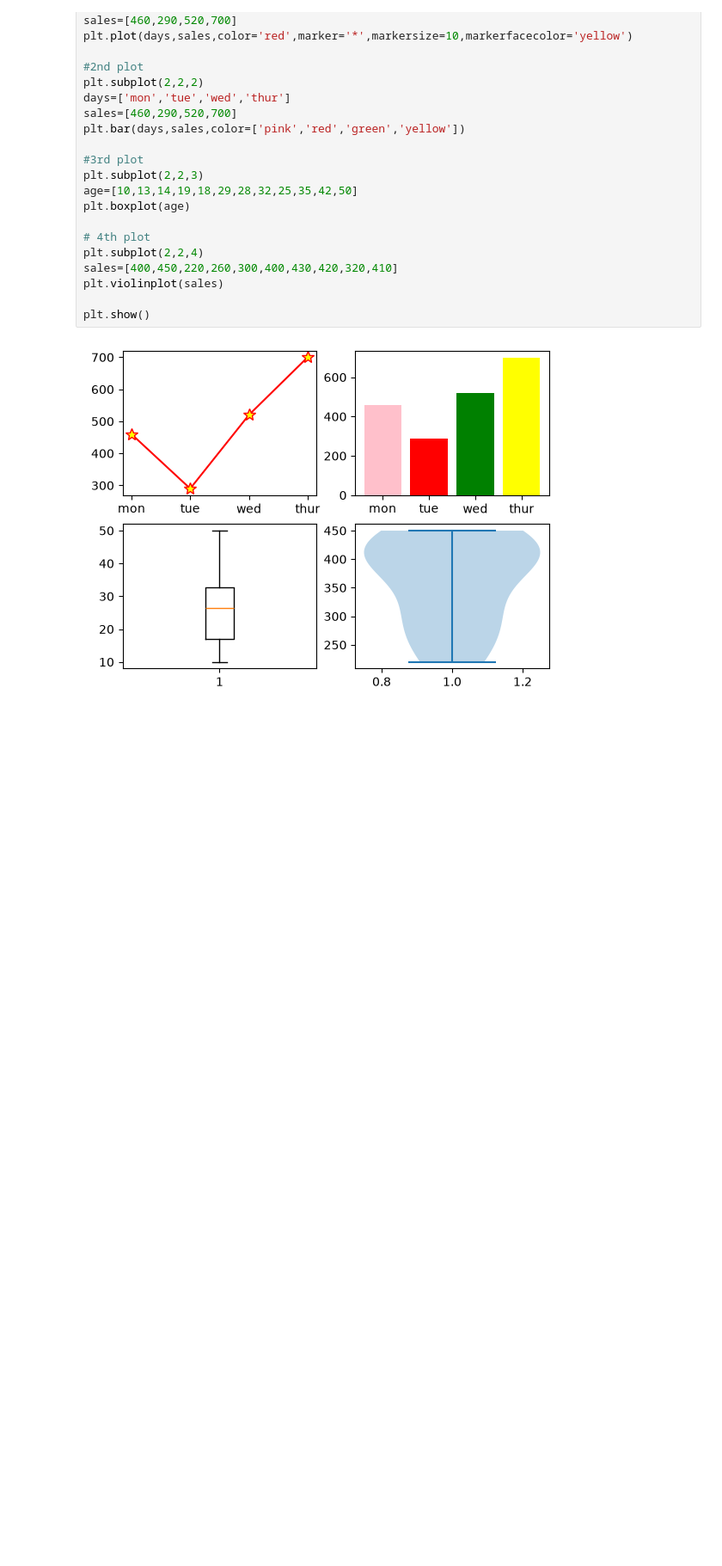
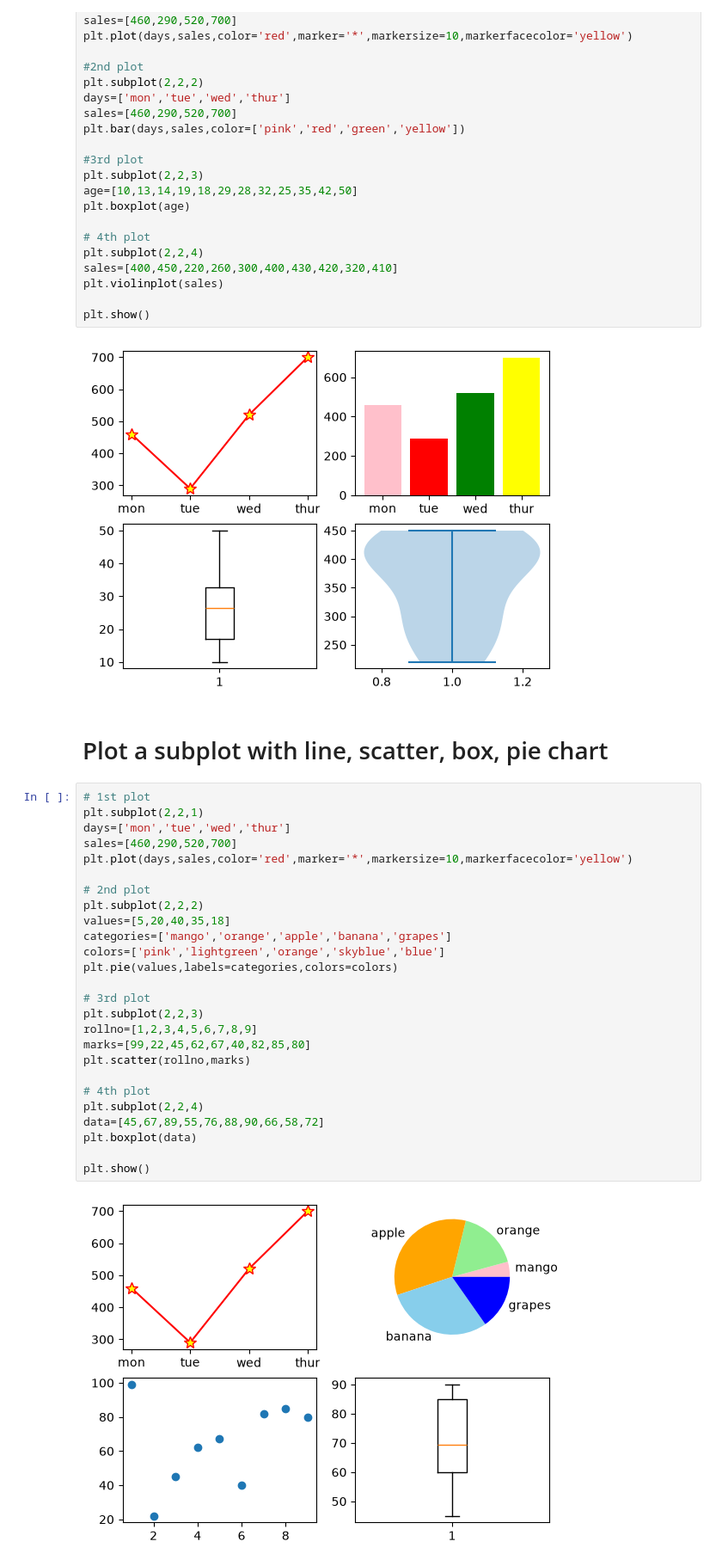
Before and after one commit to AmitKumarPrasad1846/Complete_AI_ML_challenge, a Jupyter notebook: 04_visualisation/visualisation_day_3.ipynb, the cells around one changed output. Shown at 86% size. Saved outputs shown, nothing was run; the diff lists cells and outputs as text; blank space fills up the shorter version.

Commit message:
update 4 on visualisation_day_3

```diff
--- a/04_visualisation/visualisation_day_3.ipynb
+++ b/04_visualisation/visualisation_day_3.ipynb
@@ -177,3 +177,33 @@ plt.violinplot(sales)
 plt.show()
 # %% [output]
 [figure]
+# %% [markdown]
+# Plot a subplot with line, scatter, box, pie chart
+# %%
+# 1st plot
+plt.subplot(2,2,1)
+days=['mon','tue','wed','thur']
+sales=[460,290,520,700]
+plt.plot(days,sales,color='red',marker='*',markersize=10,markerfacecolor='yellow')
+
+# 2nd plot
+plt.subplot(2,2,2)
+values=[5,20,40,35,18]
+categories=['mango','orange','apple','banana','grapes']
+colors=['pink','lightgreen','orange','skyblue','blue']
+plt.pie(values,labels=categories,colors=colors)
+
+# 3rd plot
+plt.subplot(2,2,3)
+rollno=[1,2,3,4,5,6,7,8,9]
+marks=[99,22,45,62,67,40,82,85,80]
+plt.scatter(rollno,marks)
+
+# 4th plot
+plt.subplot(2,2,4)
+data=[45,67,89,55,76,88,90,66,58,72]
+plt.boxplot(data)
+
+plt.show()
+# %% [output]
+[figure, added]
```
